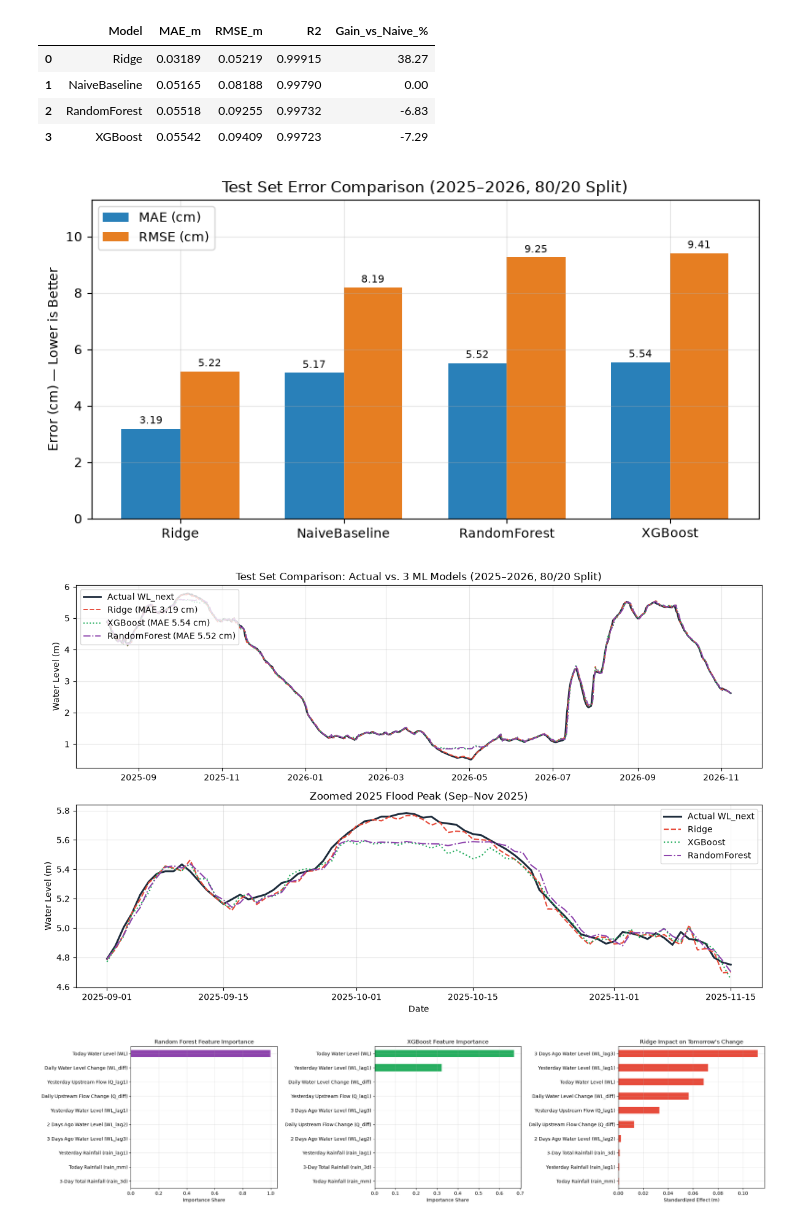
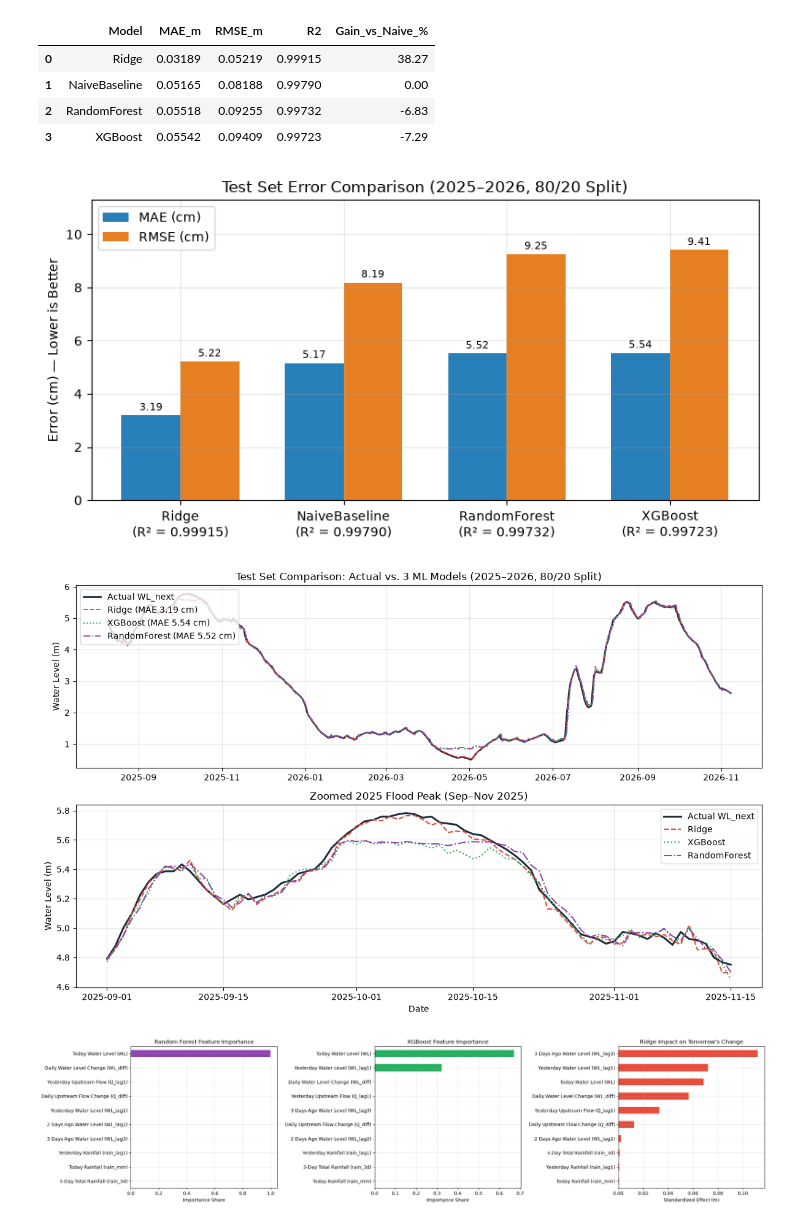
Before and after one commit to Dona-18/Machine-Learning---Fall2026, a Jupyter notebook: notebooks/03_train_and_evaluate.ipynb, the cells around one changed output. Cells and saved outputs as stored; diff of their text form; code cells hidden in the pictures.

Commit message:
model comparison report

```diff
--- a/notebooks/03_train_and_evaluate.ipynb
+++ b/notebooks/03_train_and_evaluate.ipynb
@@ -140,7 +140,7 @@ w = 0.36
 b1 = ax_bar.bar(x - w/2, summary['MAE_m'] * 100, width=w, label='MAE (cm)', color='#2980b9')
 b2 = ax_bar.bar(x + w/2, summary['RMSE_m'] * 100, width=w, label='RMSE (cm)', color='#e67e22')
 ax_bar.set_xticks(x)
-ax_bar.set_xticklabels(summary['Model'])
+ax_bar.set_xticklabels([f"{m}\n(R² = {r:.5f})" for m, r in zip(summary['Model'], summary['R2'])])
 ax_bar.set_ylabel('Error (cm) — Lower is Better')
 ax_bar.set_title(f"Test Set Error Comparison ({test_df['date'].min().year}–{test_df['date'].max().year}, 80/20 Split)")
 ax_bar.bar_label(b1, fmt='%.2f', padding=2, fontsize=8)
@@ -194,33 +194,33 @@ PRETTY_LABELS = {
     'upstream_discharge_diff': 'Daily Upstream Flow Change (Q_diff)',
     'rain_mm': 'Today Rainfall (rain_mm)',
     'rain_lag1': 'Yesterday Rainfall (rain_lag1)',
     'rain_3d': '3-Day Total Rainfall (rain_3d)',
 }
 pretty_idx = [PRETTY_LABELS[c] for c in FEATURE_COLS]
 
 X_scaled = StandardScaler().fit_transform(X_train)
 ridge_chg = Ridge(alpha=1.0).fit(X_scaled, train_df[TARGET_COL] - train_df['WL'])
 ridge_imp = pd.Series(np.abs(ridge_chg.coef_), index=pretty_idx).sort_values()
 
 fig_imp, axes_imp = plt.subplots(1, 3, figsize=(22, 5.2), constrained_layout=True)
 pd.Series(models['RandomForest'].feature_importances_, index=pretty_idx).sort_values().plot(
     kind='barh', ax=axes_imp[0], color='#8e44ad', title='Random Forest Feature Importance'
 )
 axes_imp[0].set_xlabel('Importance Share')
 
 pd.Series(models['XGBoost'].feature_importances_, index=pretty_idx).sort_values().plot(
     kind='barh', ax=axes_imp[1], color='#27ae60', title='XGBoost Feature Importance'
 )
 axes_imp[1].set_xlabel('Importance Share')
 
 ridge_imp.plot(
     kind='barh', ax=axes_imp[2], color='#e74c3c', title="Ridge Impact on Tomorrow's Change"
 )
 axes_imp[2].set_xlabel('Standardized Effect (m)')
 plt.tight_layout()
 fig_imp.savefig(REPORTS_ML_DIR / 'feature_importance.png', dpi=150, bbox_inches='tight')
 plt.show()
 # %% [output]
-[figure, old version]
+[figure, new version]
 [figure]
 [figure]
```
Also changed, not shown: 5 other files.
